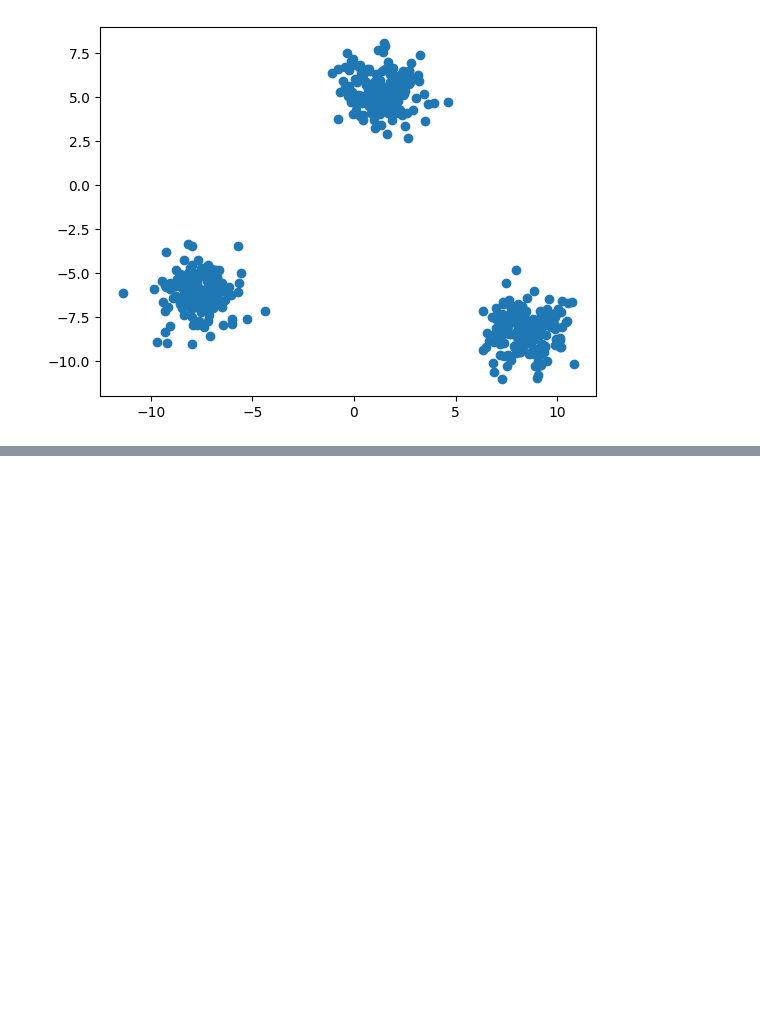
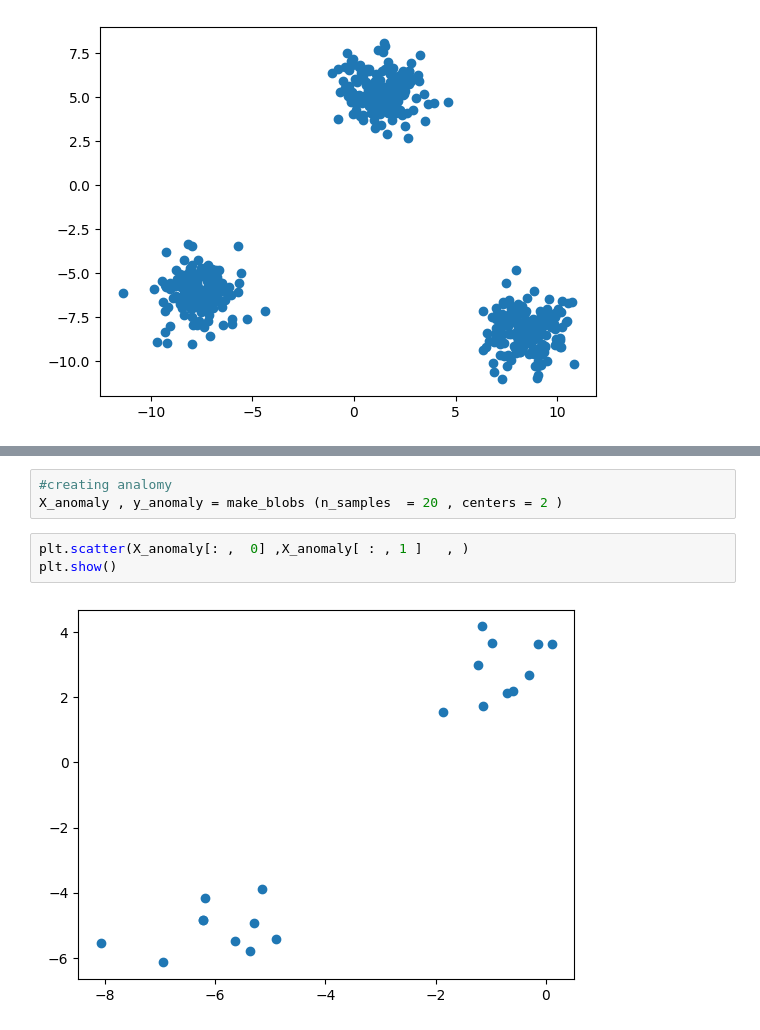
Before and after one commit to ujjwal-basnet/gaussian-mixture, a Jupyter notebook: Anomaly_Detection-gmm.ipynb, the cells around one changed output, grey strips where cells are left out. Saved outputs shown, nothing was run; the diff lists cells and outputs as text; blank space fills up the shorter version.

Commit message:
plotted our anomaly and non anomaly datasets

```diff
--- a/Anomaly_Detection-gmm.ipynb
+++ b/Anomaly_Detection-gmm.ipynb
@@ -50,0 +43,8 @@ plt.scatter(X_normal[: , 0]  , X_normal[: , 1 ])
+# %%
+#creating analomy
+X_anomaly , y_anomaly = make_blobs (n_samples  = 20 , centers = 2 )
+# %%
+plt.scatter(X_anomaly[: ,  0] ,X_anomaly[ : , 1 ]   , )
+plt.show()
+# %% [output]
+[figure, added]
```
Also changed, not shown: parts of 7 cells of this notebook, 1 other file.
